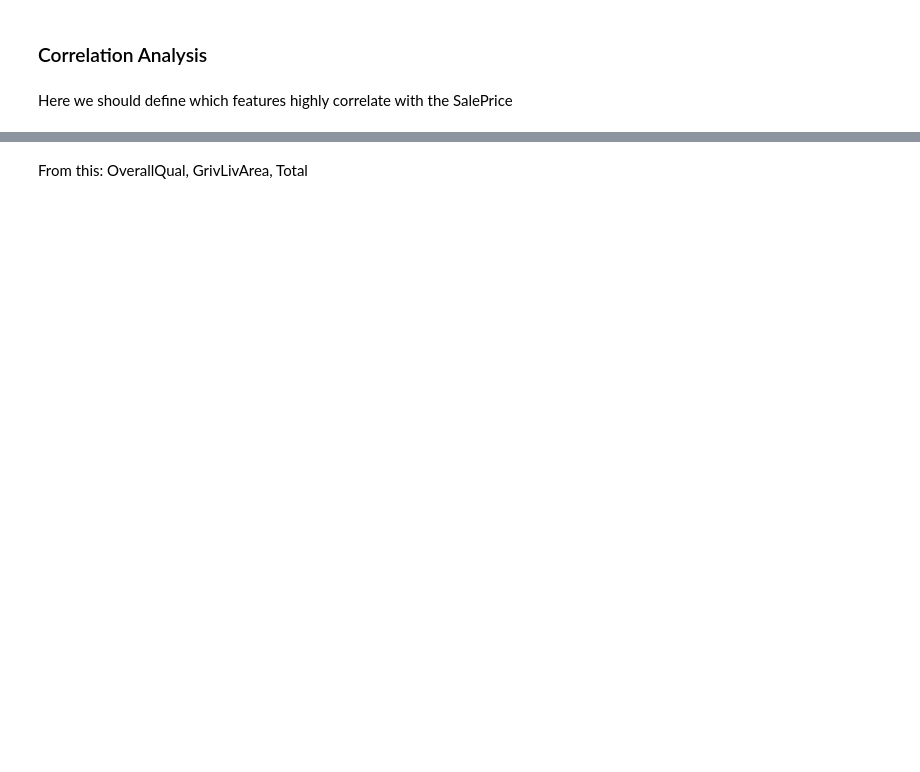
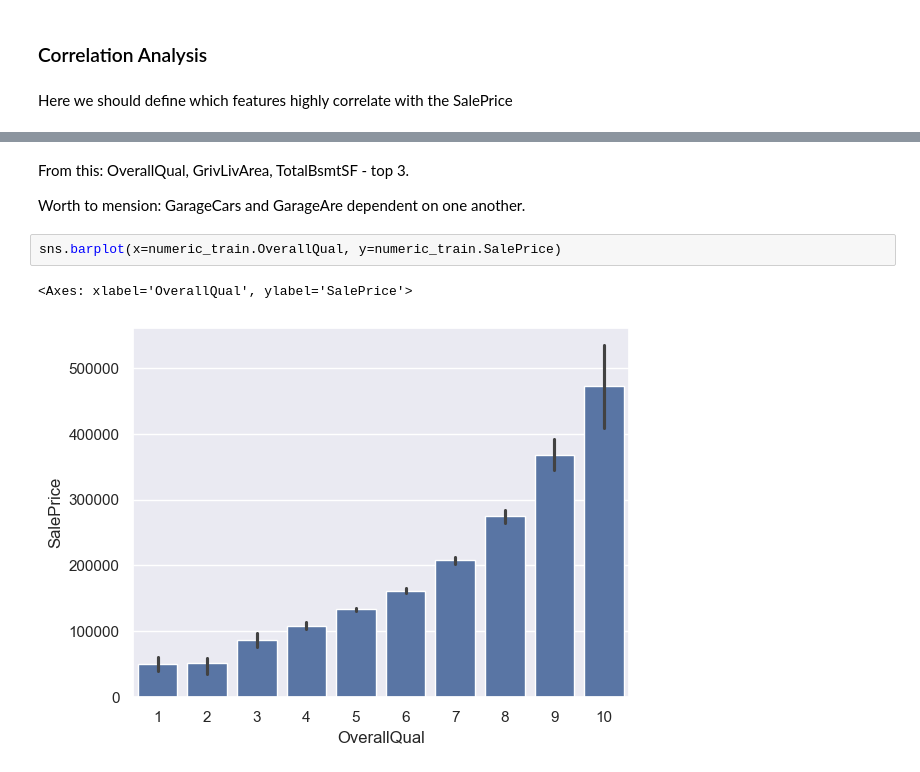
Before and after one commit to VolodymyrYakovenko/AccurateHome, a Jupyter notebook: AIModel/model_manipulate.ipynb, the cells around one changed output, grey strips where cells are left out. Saved outputs shown, nothing was run; the diff lists cells and outputs as text; blank space fills up the shorter version.

```diff
--- a/AIModel/model_manipulate.ipynb
+++ b/AIModel/model_manipulate.ipynb
@@ -68,2 +68,10 @@ g = sns.heatmap(train[top_corr_features].corr(),annot=True,cmap="RdYlGn")
-# %% [markdown]
-From this: OverallQual, GrivLivArea, Total
+# %% [markdown]
+From this: OverallQual, GrivLivArea, TotalBsmtSF - top 3.
+
+
+Worth to mension: GarageCars and GarageAre dependent on one another.
+# %%
+sns.barplot(x=numeric_train.OverallQual, y=numeric_train.SalePrice)
+# %% [output]
+<Axes: xlabel='OverallQual', ylabel='SalePrice'>
+[figure, added]
```
Also changed, not shown: parts of 30 cells of this notebook.
